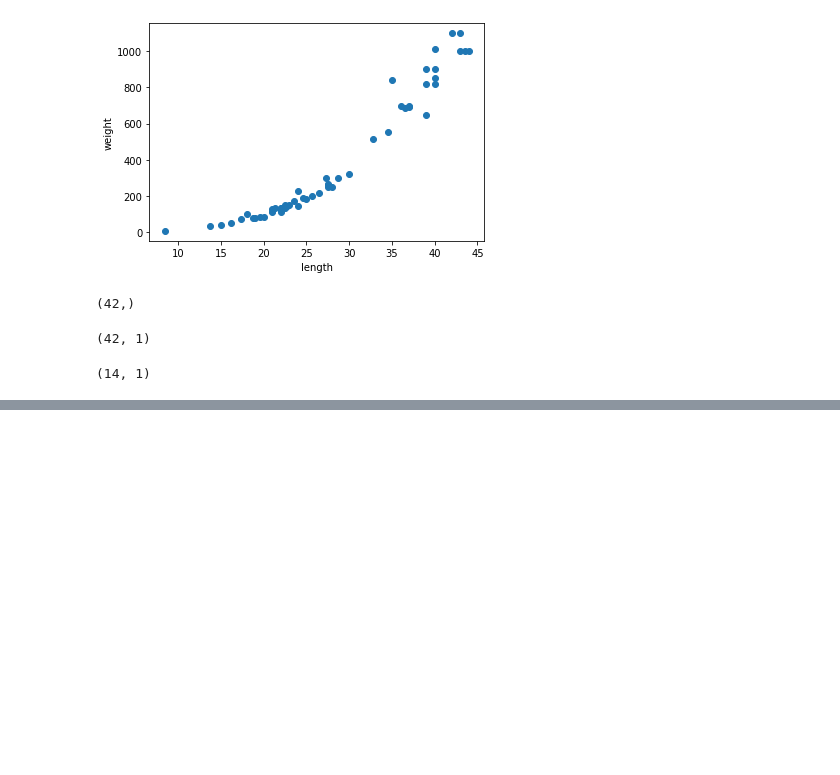
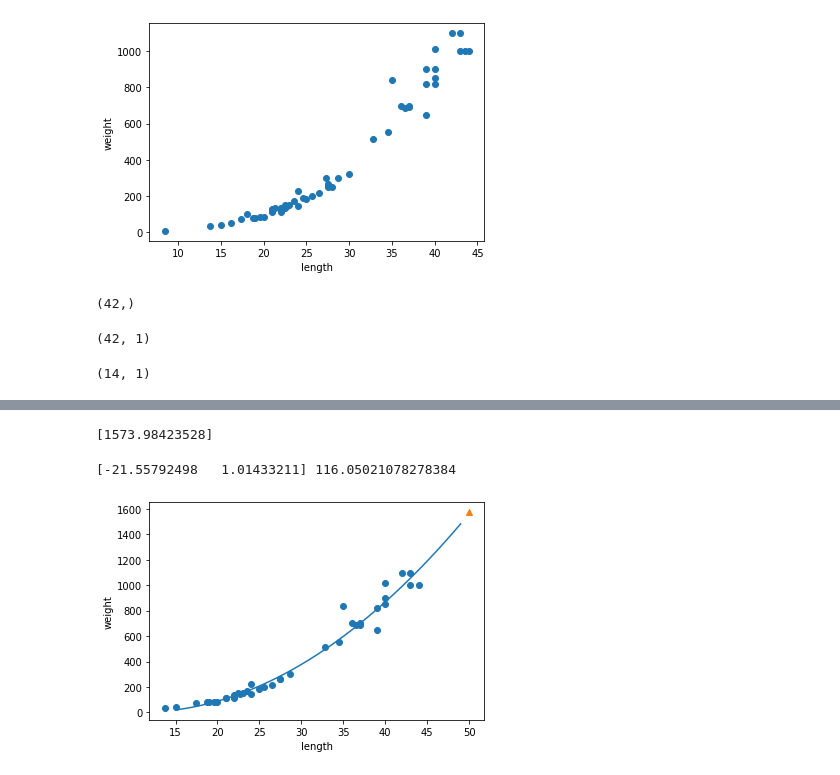
Before and after one commit to jiyun-kong/ML, a Jupyter notebook: Review_ml.ipynb, the cells around one changed output, grey strips where cells are left out. Cells and saved outputs as stored; diff of their text form; code cells hidden in the pictures; blank space fills up the shorter version.

```diff
--- a/Review_ml.ipynb
+++ b/Review_ml.ipynb
@@ -309,0 +376,24 @@ test_input.shape
+# %%
+train_poly = np.column_stack((train_input, train_input**2))
+test_poly = np.column_stack((test_input, test_input**2))
+# %%
+from sklearn.linear_model import LinearRegression
+lr = LinearRegression()
+lr.fit(train_poly, train_target)
+print(lr.predict([[50, 50**2]]))
+# %% [output]
+[1573.98423528]
+# %%
+print(lr.coef_, lr.intercept_)
+# %% [output]
+[-21.55792498   1.01433211] 116.05021078278384
+# %%
+point = np.arange(15, 50)
+plt.scatter(train_input, train_target)
+plt.plot(point, 1.01 * point**2 - 21.6 * point + 116.05)
+plt.scatter(50, 1573.98423528, marker='^')
+plt.xlabel('length')
+plt.ylabel('weight')
+plt.show()
+# %% [output]
+[figure, added]
```
Also changed, not shown: parts of 18 cells of this notebook.
